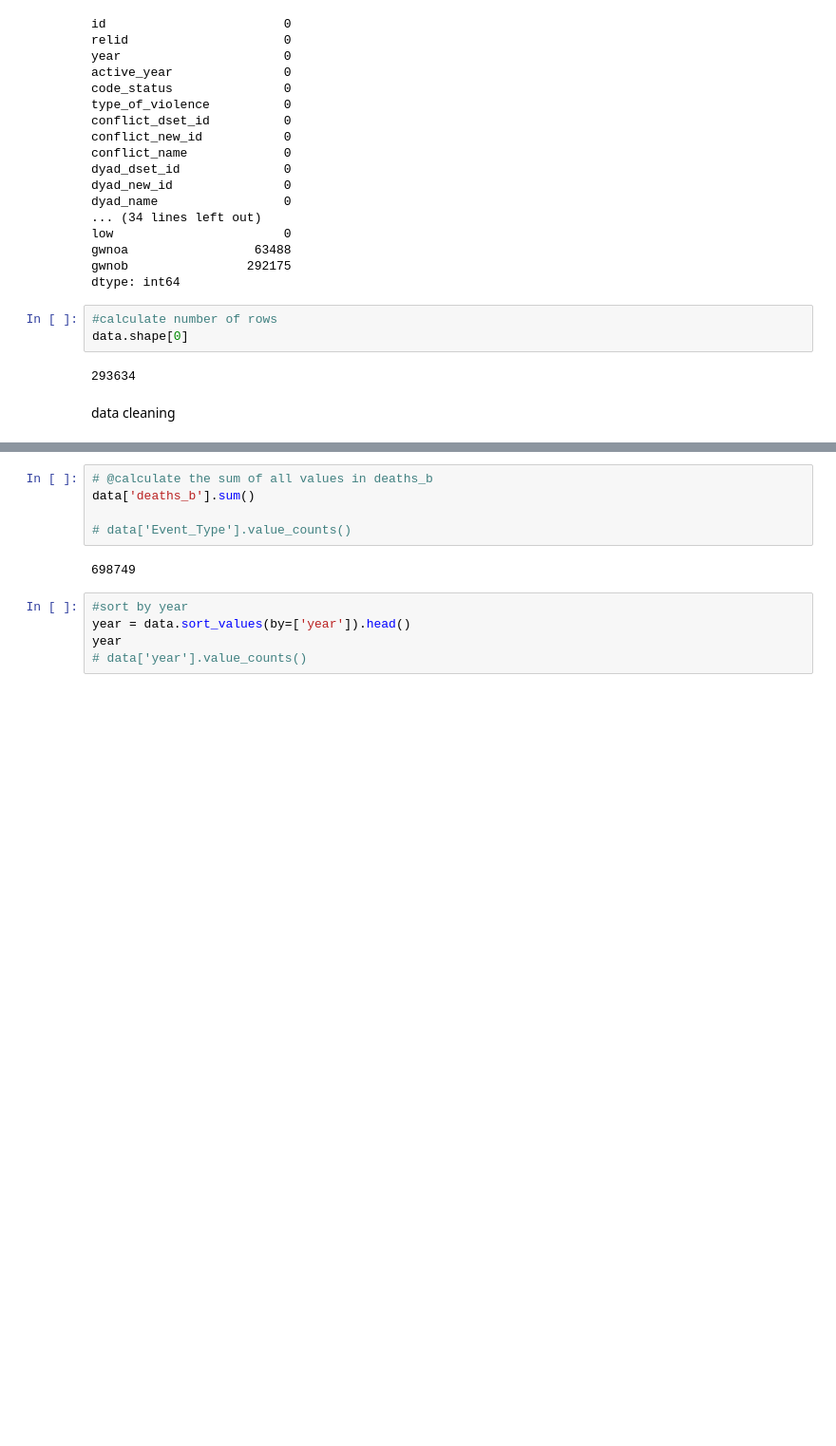
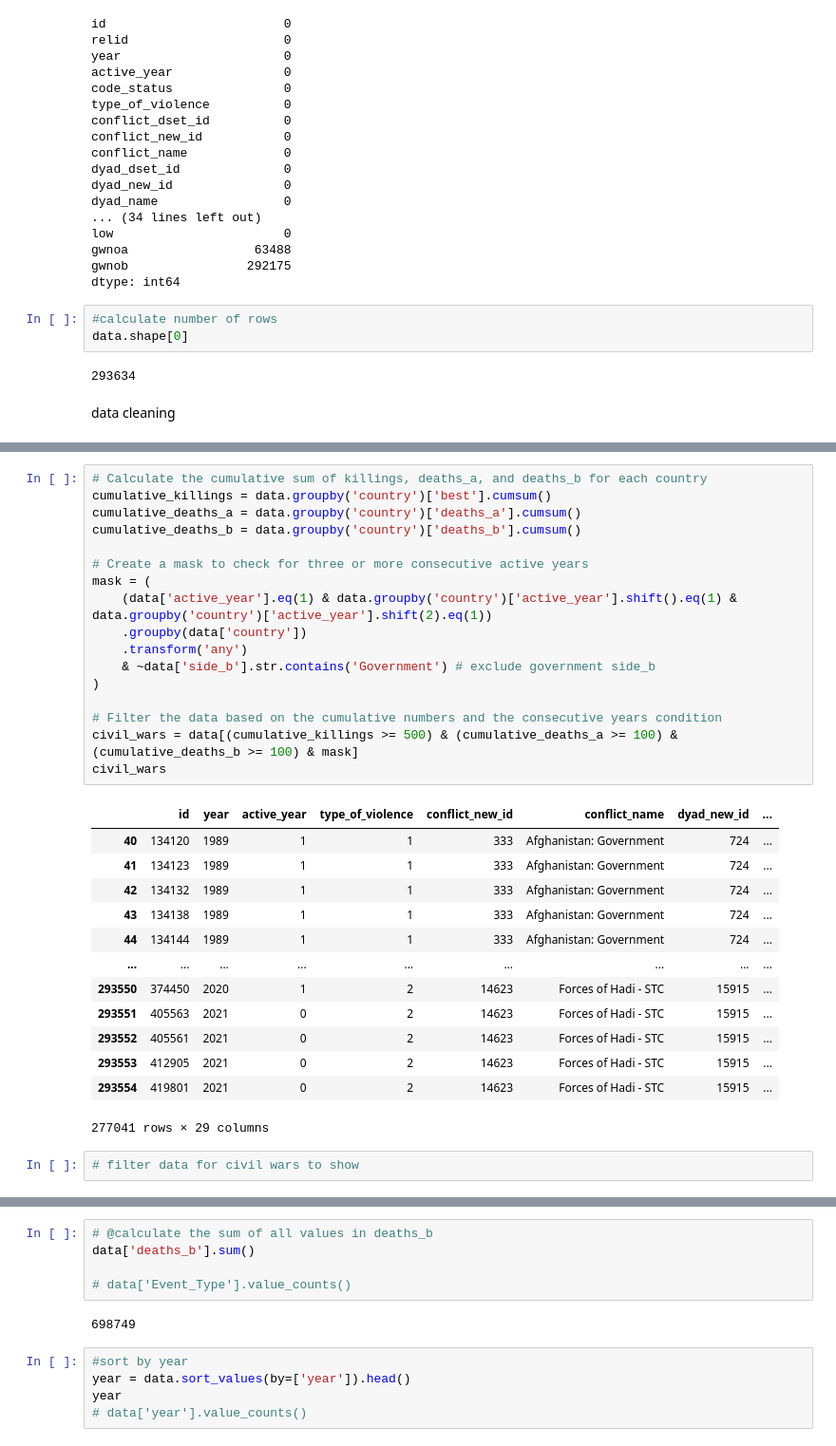
Before and after one commit to Joldon/political_violence, a Jupyter notebook: ged_event_21.ipynb, the cells around one changed output, grey strips where cells are left out. Shown at 95% size. Cells and saved outputs as stored; diff of their text form; blank space fills up the shorter version.

```diff
--- a/ged_event_21.ipynb
+++ b/ged_event_21.ipynb
@@ -67,0 +384,33 @@ data cleaning
+# %%
+# Calculate the cumulative sum of killings, deaths_a, and deaths_b for each country
+cumulative_killings = data.groupby('country')['best'].cumsum()
+cumulative_deaths_a = data.groupby('country')['deaths_a'].cumsum()
+cumulative_deaths_b = data.groupby('country')['deaths_b'].cumsum()
+
+# Create a mask to check for three or more consecutive active years
+mask = (
+    (data['active_year'].eq(1) & data.groupby('country')['active_year'].shift().eq(1) & data.groupby('country')['active_year'].shift(2).eq(1))
+    .groupby(data['country'])
+    .transform('any')
+    & ~data['side_b'].str.contains('Government') # exclude government side_b
+)
+
+# Filter the data based on the cumulative numbers and the consecutive years condition
+civil_wars = data[(cumulative_killings >= 500) & (cumulative_deaths_a >= 100) & (cumulative_deaths_b >= 100) & mask]
+civil_wars
+# %% [output]
+|  | id | year | active_year | type_of_violence | conflict_new_id | conflict_name | dyad_new_id | ... |
+| 40 | 134120 | 1989 | 1 | 1 | 333 | Afghanistan: Government | 724 | ... |
+| 41 | 134123 | 1989 | 1 | 1 | 333 | Afghanistan: Government | 724 | ... |
+| 42 | 134132 | 1989 | 1 | 1 | 333 | Afghanistan: Government | 724 | ... |
+| 43 | 134138 | 1989 | 1 | 1 | 333 | Afghanistan: Government | 724 | ... |
+| 44 | 134144 | 1989 | 1 | 1 | 333 | Afghanistan: Government | 724 | ... |
+| ... | ... | ... | ... | ... | ... | ... | ... | ... |
+| 293550 | 374450 | 2020 | 1 | 2 | 14623 | Forces of Hadi - STC | 15915 | ... |
+| 293551 | 405563 | 2021 | 0 | 2 | 14623 | Forces of Hadi - STC | 15915 | ... |
+| 293552 | 405561 | 2021 | 0 | 2 | 14623 | Forces of Hadi - STC | 15915 | ... |
+| 293553 | 412905 | 2021 | 0 | 2 | 14623 | Forces of Hadi - STC | 15915 | ... |
+| 293554 | 419801 | 2021 | 0 | 2 | 14623 | Forces of Hadi - STC | 15915 | ... |
+277041 rows × 29 columns
+# %%
+# filter data for civil wars to show
```
Also changed, not shown: parts of 27 cells of this notebook.
